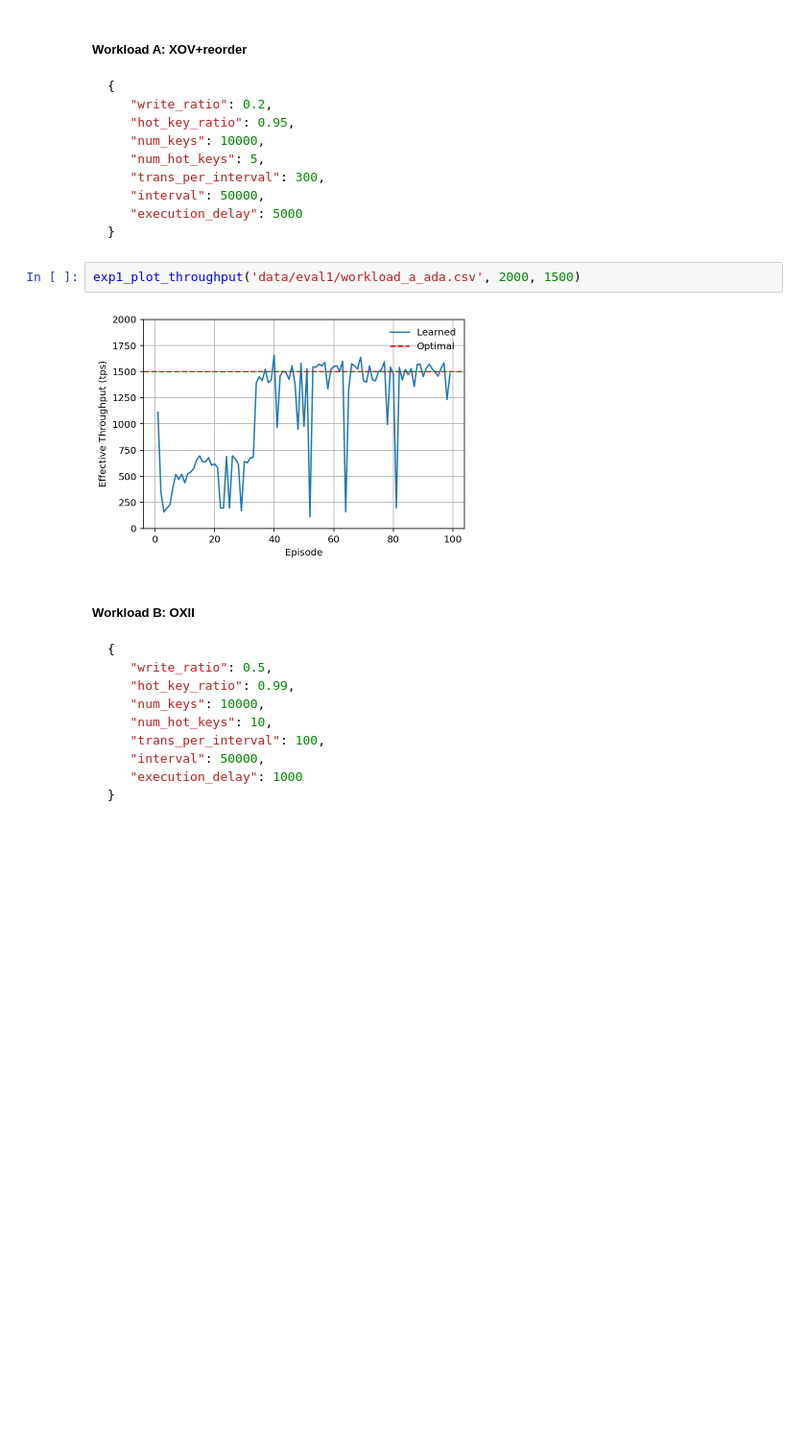
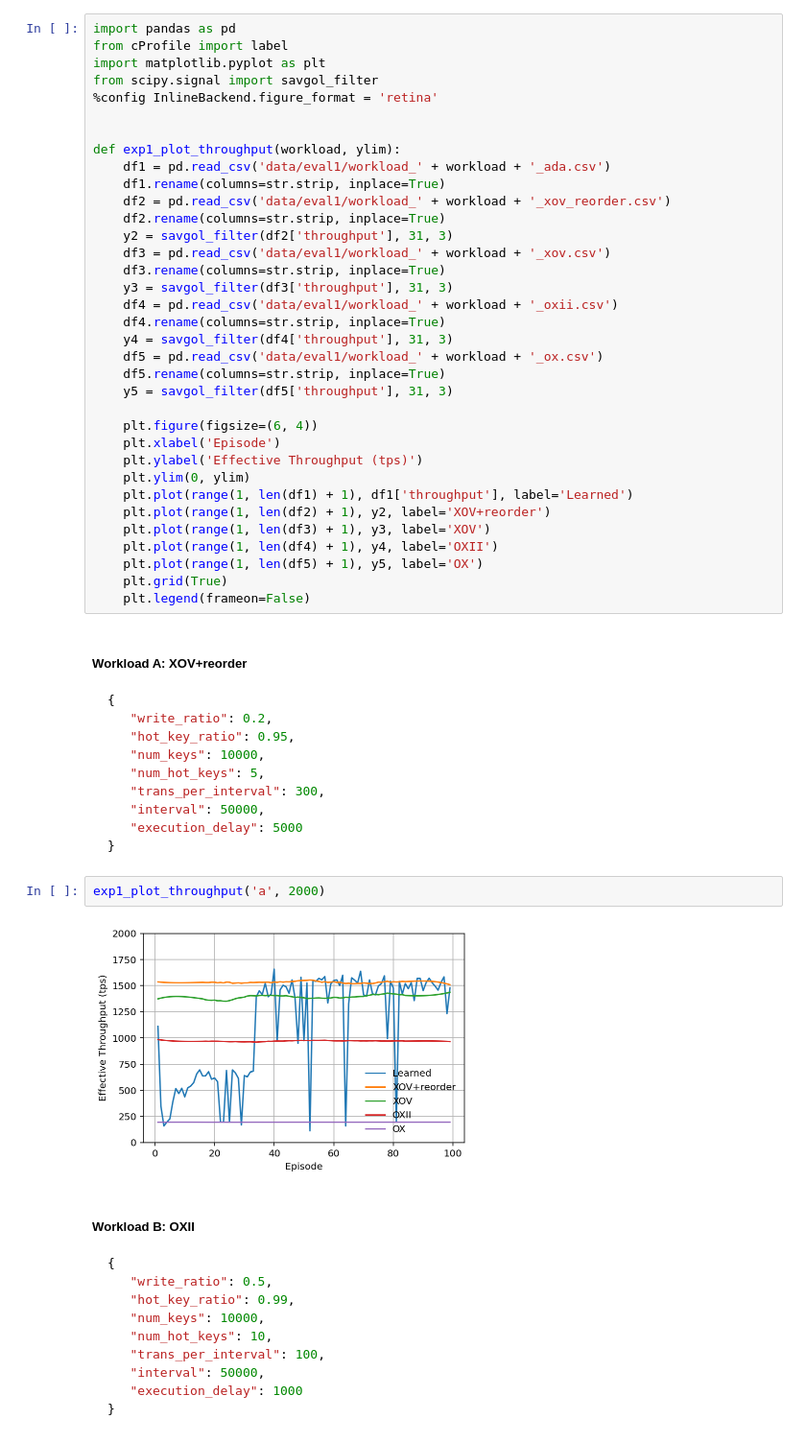
Before and after one commit to chenyuanwu/AdaChain, a Jupyter notebook: src/learning/evaluation.ipynb, the cells around one changed output. Shown: that part at 96% size. Cells and saved outputs as stored; diff of their text form; blank space fills up the shorter version.

Commit message:
Added results: eval 1 baselines, eval 2 cycle back

````diff
--- a/src/learning/evaluation.ipynb
+++ b/src/learning/evaluation.ipynb
@@ -24,3 +5,38 @@ def exp1_plot_throughput(csv_file, ylim, optimal):
+# %%
+import pandas as pd
+from cProfile import label
+import matplotlib.pyplot as plt
+from scipy.signal import savgol_filter
+%config InlineBackend.figure_format = 'retina'
+
+
+def exp1_plot_throughput(workload, ylim):
+    df1 = pd.read_csv('data/eval1/workload_' + workload + '_ada.csv')
+    df1.rename(columns=str.strip, inplace=True)
+    df2 = pd.read_csv('data/eval1/workload_' + workload + '_xov_reorder.csv')
+    df2.rename(columns=str.strip, inplace=True)
+    y2 = savgol_filter(df2['throughput'], 31, 3)
+    df3 = pd.read_csv('data/eval1/workload_' + workload + '_xov.csv')
+    df3.rename(columns=str.strip, inplace=True)
+    y3 = savgol_filter(df3['throughput'], 31, 3)
+    df4 = pd.read_csv('data/eval1/workload_' + workload + '_oxii.csv')
+    df4.rename(columns=str.strip, inplace=True)
+    y4 = savgol_filter(df4['throughput'], 31, 3)
+    df5 = pd.read_csv('data/eval1/workload_' + workload + '_ox.csv')
+    df5.rename(columns=str.strip, inplace=True)
+    y5 = savgol_filter(df5['throughput'], 31, 3)
+
+    plt.figure(figsize=(6, 4))
+    plt.xlabel('Episode')
+    plt.ylabel('Effective Throughput (tps)')
+    plt.ylim(0, ylim)
+    plt.plot(range(1, len(df1) + 1), df1['throughput'], label='Learned')
+    plt.plot(range(1, len(df2) + 1), y2, label='XOV+reorder')
+    plt.plot(range(1, len(df3) + 1), y3, label='XOV')
+    plt.plot(range(1, len(df4) + 1), y4, label='OXII')
+    plt.plot(range(1, len(df5) + 1), y5, label='OX')
+    plt.grid(True)
+    plt.legend(frameon=False)
 # %% [markdown]
 ##### Workload A: XOV+reorder
 ```json
@@ -34,10 +50,10 @@ def exp1_plot_throughput(csv_file, ylim, optimal):
    "execution_delay": 5000
 }
 ```
-# %%
-exp1_plot_throughput('data/eval1/workload_a_ada.csv', 2000, 1500)
-# %% [output]
-[figure, removed]
+# %%
+exp1_plot_throughput('a', 2000)
+# %% [output]
+[figure, added]
 # %% [markdown]
 ##### Workload B: OXII
 ```json
````
Also changed, not shown: parts of 6 cells of this notebook, 13 other files.
